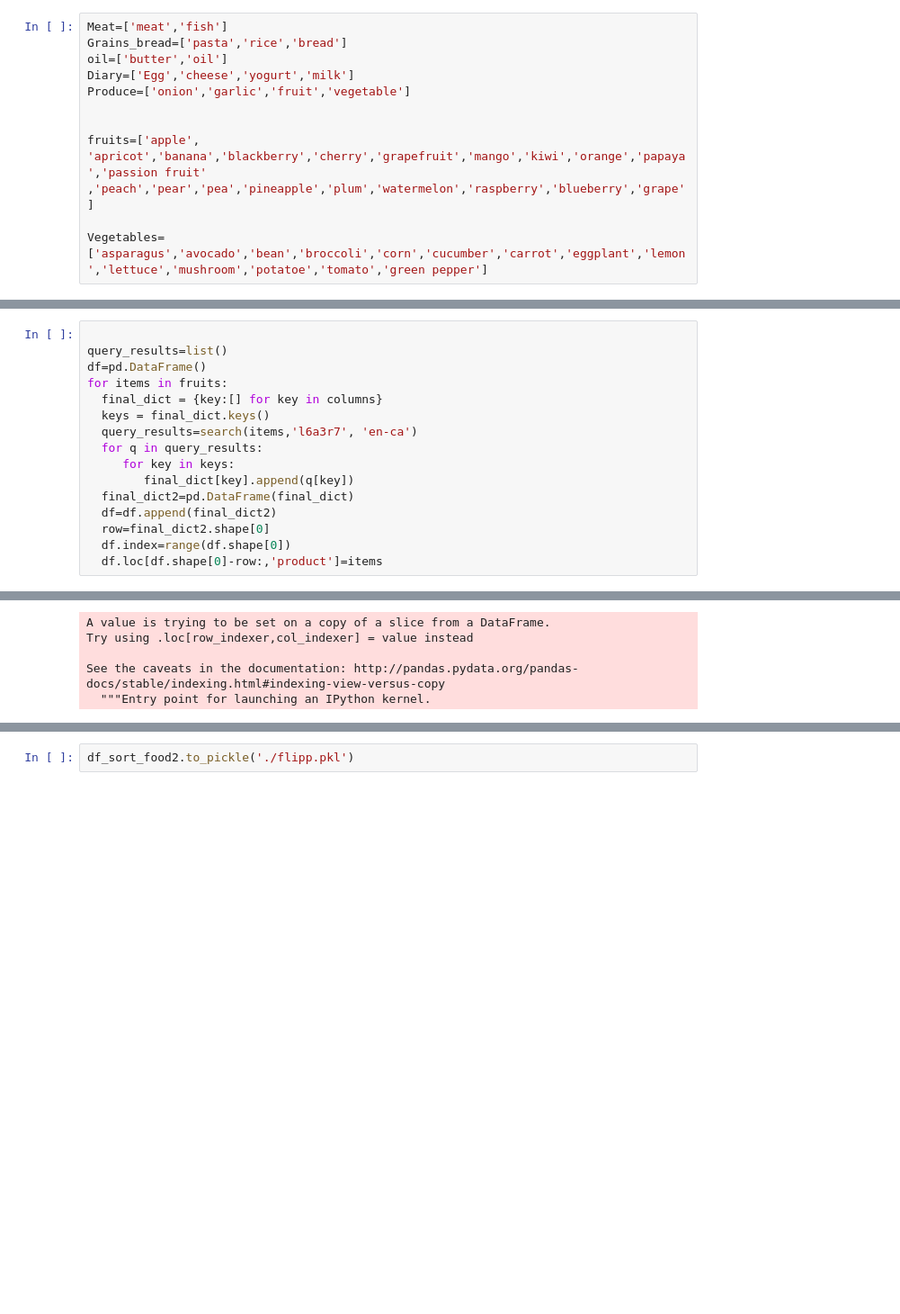
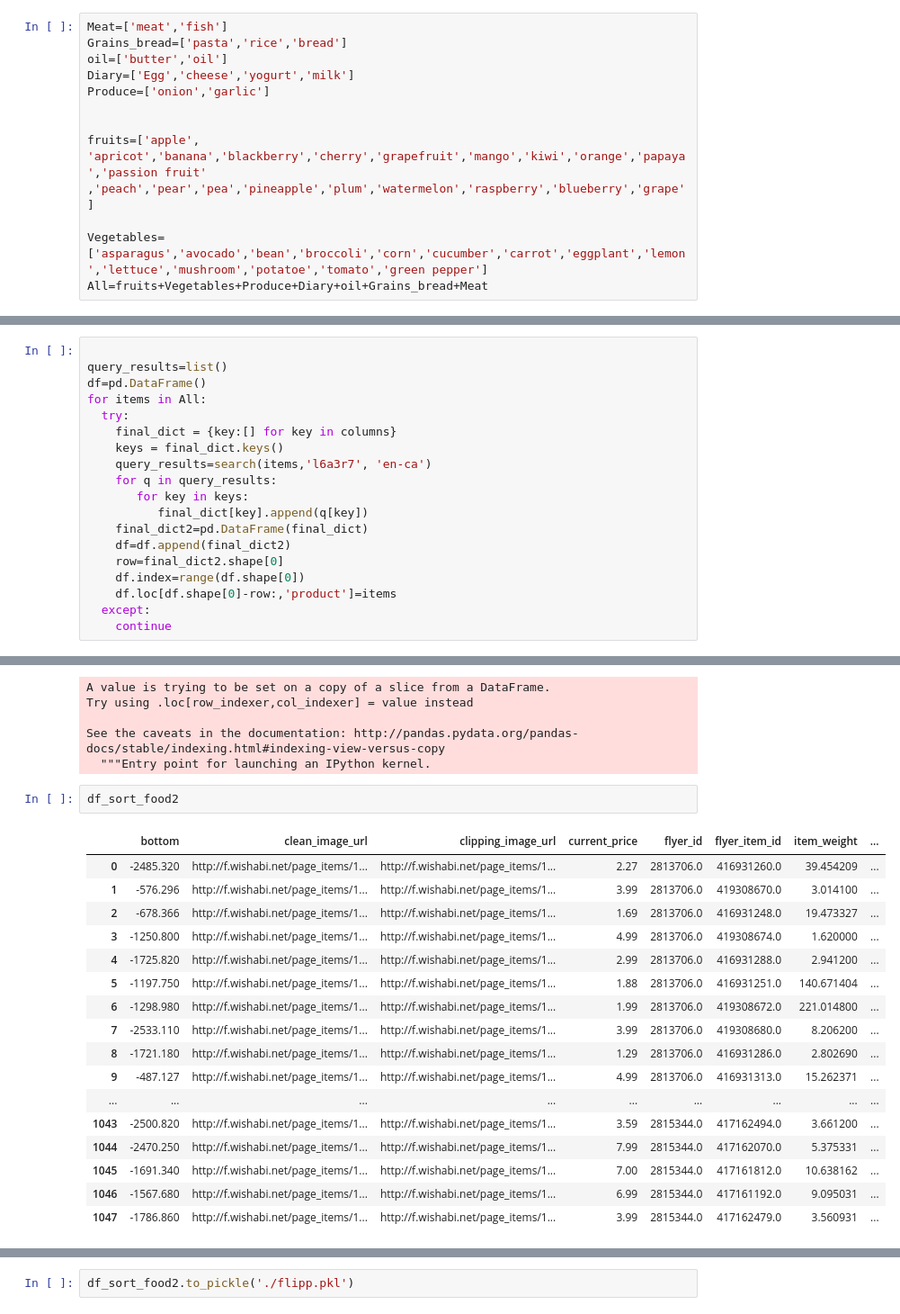
Before and after one commit to Bahramif/Deep-Trading, a Jupyter notebook: flipp_mehdi_weight_OCR.ipynb, the cells around one changed output, grey strips where cells are left out. Shown at 90% size. Drawn from its saved outputs; the diff is of its cells as text; blank space fills up the shorter version.

```diff
--- a/flipp_mehdi_weight_OCR.ipynb
+++ b/flipp_mehdi_weight_OCR.ipynb
@@ -35,13 +35,14 @@ Meat=['meat','fish']
 Grains_bread=['pasta','rice','bread']
 oil=['butter','oil']
 Diary=['Egg','cheese','yogurt','milk']
-Produce=['onion','garlic','fruit','vegetable']
+Produce=['onion','garlic']
 
 
 fruits=['apple', 'apricot','banana','blackberry','cherry','grapefruit','mango','kiwi','orange','papaya','passion fruit'
 ,'peach','pear','pea','pineapple','plum','watermelon','raspberry','blueberry','grape']
 
 Vegetables=['asparagus','avocado','bean','broccoli','corn','cucumber','carrot','eggplant','lemon','lettuce','mushroom','potatoe','tomato','green pepper']
+All=fruits+Vegetables+Produce+Diary+oil+Grains_bread+Meat
 # %%
 !pip install requests
 # %% [output]
@@ -107,18 +108,21 @@ columns
 
 query_results=list()
 df=pd.DataFrame()
-for items in fruits:
-  final_dict = {key:[] for key in columns}
-  keys = final_dict.keys()
-  query_results=search(items,'l6a3r7', 'en-ca')
-  for q in query_results:
-     for key in keys:
-        final_dict[key].append(q[key])
-  final_dict2=pd.DataFrame(final_dict)
-  df=df.append(final_dict2)
-  row=final_dict2.shape[0]
-  df.index=range(df.shape[0])
-  df.loc[df.shape[0]-row:,'product']=items
+for items in All:
+  try:
+    final_dict = {key:[] for key in columns}
+    keys = final_dict.keys()
+    query_results=search(items,'l6a3r7', 'en-ca')
+    for q in query_results:
+       for key in keys:
+          final_dict[key].append(q[key])
+    final_dict2=pd.DataFrame(final_dict)
+    df=df.append(final_dict2)
+    row=final_dict2.shape[0]
+    df.index=range(df.shape[0])
+    df.loc[df.shape[0]-row:,'product']=items
+  except:
+    continue
 # %% [output]
 of pandas will change to not sort by default.
 
@@ -231,3 +250,23 @@ Try using .loc[row_indexer,col_indexer] = value instead
 
 See the caveats in the documentation: http://pandas.pydata.org/pandas-docs/stable/indexing.html#indexing-view-versus-copy
   """Entry point for launching an IPython kernel.
+# %%
+df_sort_food2
+# %% [output]
+|  | bottom | clean_image_url | clipping_image_url | current_price | flyer_id | flyer_item_id | item_weight | ... |
+| 0 | -2485.320 | http://f.wishabi.net/page_items/1... | http://f.wishabi.net/page_items/1... | 2.27 | 2813706.0 | 416931260.0 | 39.454209 | ... |
+| 1 | -576.296 | http://f.wishabi.net/page_items/1... | http://f.wishabi.net/page_items/1... | 3.99 | 2813706.0 | 419308670.0 | 3.014100 | ... |
+| 2 | -678.366 | http://f.wishabi.net/page_items/1... | http://f.wishabi.net/page_items/1... | 1.69 | 2813706.0 | 416931248.0 | 19.473327 | ... |
+| 3 | -1250.800 | http://f.wishabi.net/page_items/1... | http://f.wishabi.net/page_items/1... | 4.99 | 2813706.0 | 419308674.0 | 1.620000 | ... |
+| 4 | -1725.820 | http://f.wishabi.net/page_items/1... | http://f.wishabi.net/page_items/1... | 2.99 | 2813706.0 | 416931288.0 | 2.941200 | ... |
+| 5 | -1197.750 | http://f.wishabi.net/page_items/1... | http://f.wishabi.net/page_items/1... | 1.88 | 2813706.0 | 416931251.0 | 140.671404 | ... |
+| 6 | -1298.980 | http://f.wishabi.net/page_items/1... | http://f.wishabi.net/page_items/1... | 1.99 | 2813706.0 | 419308672.0 | 221.014800 | ... |
+| 7 | -2533.110 | http://f.wishabi.net/page_items/1... | http://f.wishabi.net/page_items/1... | 3.99 | 2813706.0 | 419308680.0 | 8.206200 | ... |
+| 8 | -1721.180 | http://f.wishabi.net/page_items/1... | http://f.wishabi.net/page_items/1... | 1.29 | 2813706.0 | 416931286.0 | 2.802690 | ... |
+| 9 | -487.127 | http://f.wishabi.net/page_items/1... | http://f.wishabi.net/page_items/1... | 4.99 | 2813706.0 | 416931313.0 | 15.262371 | ... |
+| ... | ... | ... | ... | ... | ... | ... | ... | ... |
+| 1043 | -2500.820 | http://f.wishabi.net/page_items/1... | http://f.wishabi.net/page_items/1... | 3.59 | 2815344.0 | 417162494.0 | 3.661200 | ... |
+| 1044 | -2470.250 | http://f.wishabi.net/page_items/1... | http://f.wishabi.net/page_items/1... | 7.99 | 2815344.0 | 417162070.0 | 5.375331 | ... |
+| 1045 | -1691.340 | http://f.wishabi.net/page_items/1... | http://f.wishabi.net/page_items/1... | 7.00 | 2815344.0 | 417161812.0 | 10.638162 | ... |
+| 1046 | -1567.680 | http://f.wishabi.net/page_items/1... | http://f.wishabi.net/page_items/1... | 6.99 | 2815344.0 | 417161192.0 | 9.095031 | ... |
+| 1047 | -1786.860 | http://f.wishabi.net/page_items/1... | http://f.wishabi.net/page_items/1... | 3.99 | 2815344.0 | 417162479.0 | 3.560931 | ... |
```
Also changed, not shown: parts of 32 cells of this notebook.
